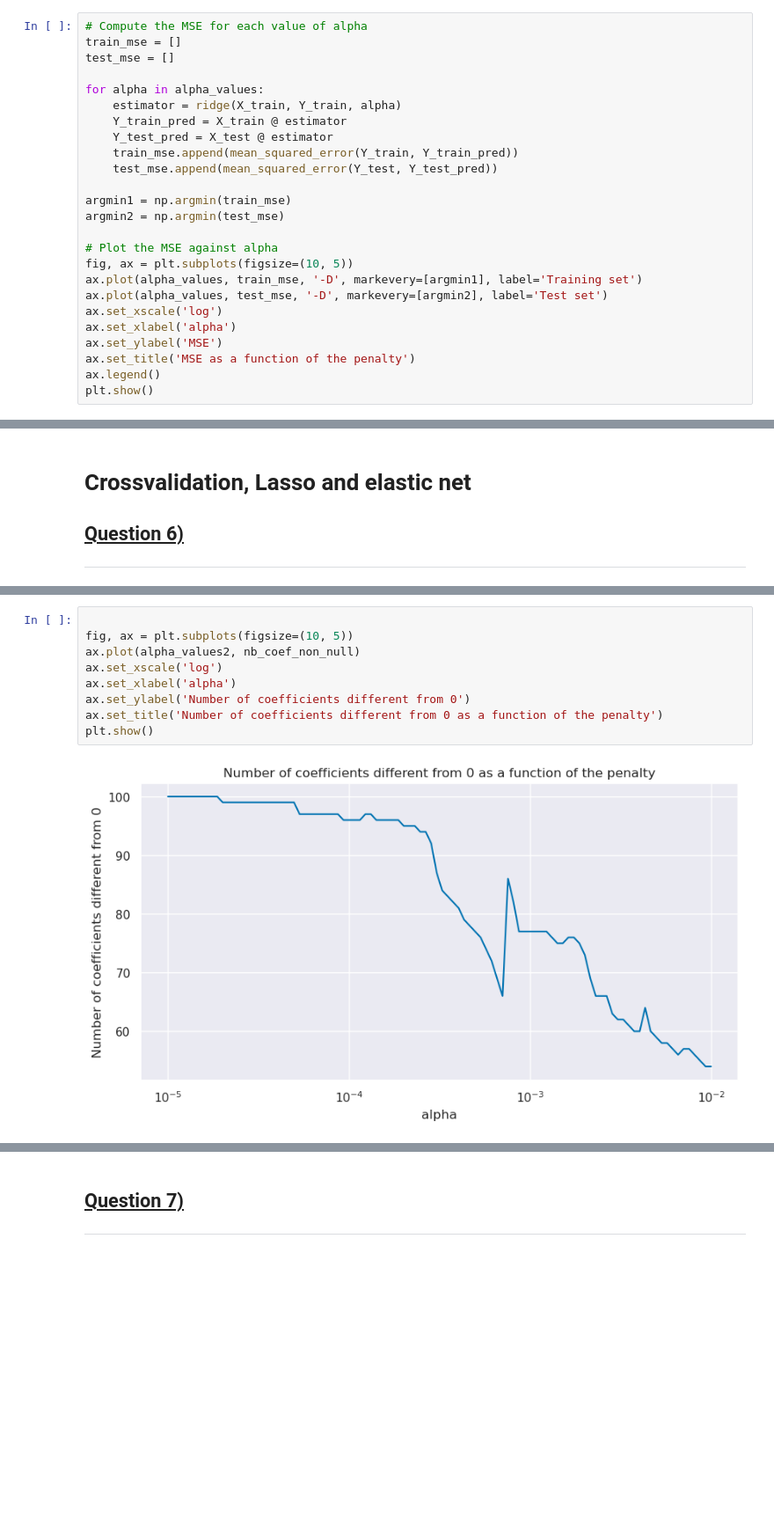
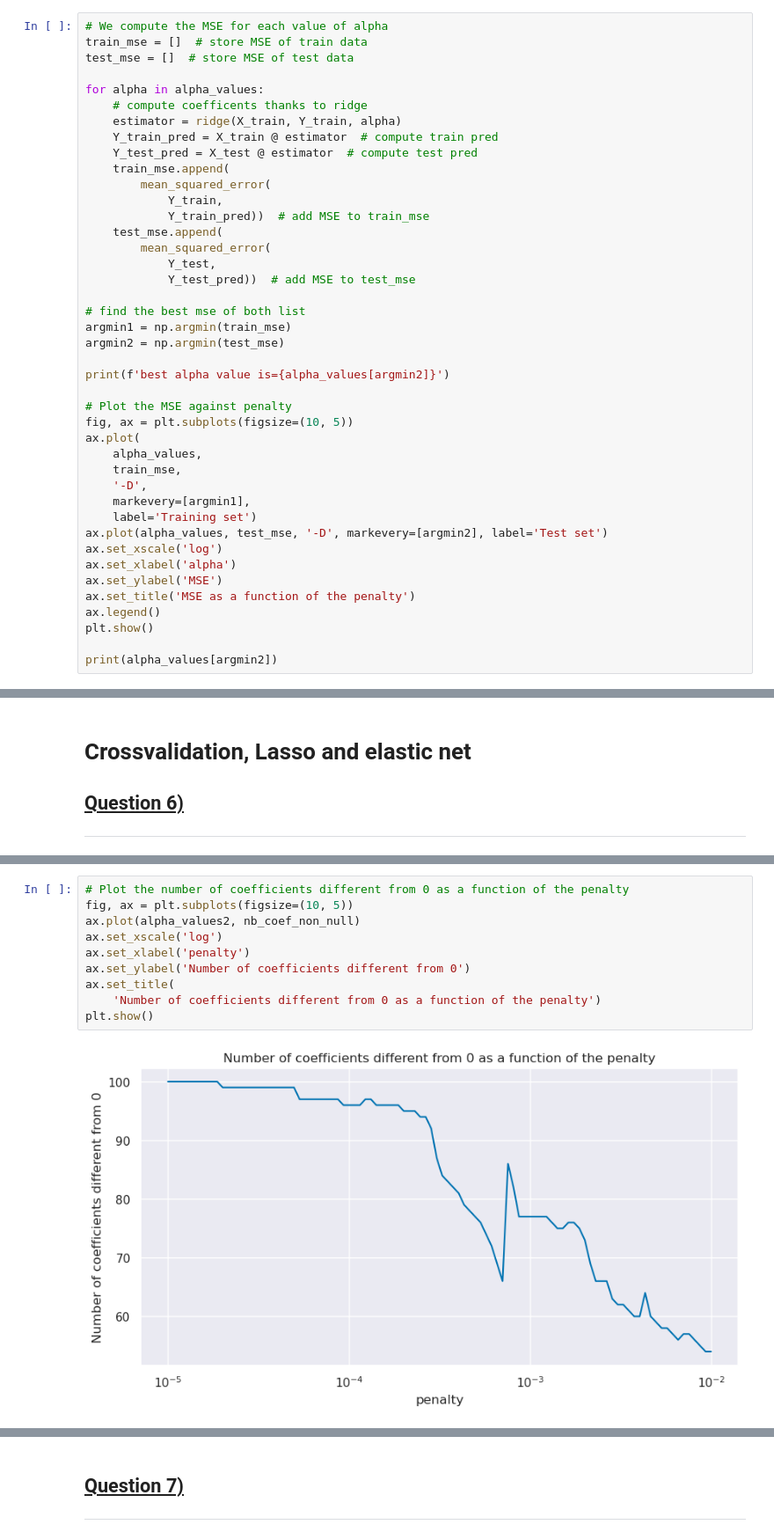
Before and after one commit to Dardare-Clement/SD-TSIA204, a Jupyter notebook: TP2/SD-TSIA204_lab2_dardare_clement.ipynb, the cells around one changed output, grey strips where cells are left out. Shown: that part at 88% size. Saved outputs shown, nothing was run; the diff lists cells and outputs as text; blank space fills up the shorter version.

```diff
--- a/TP2/SD-TSIA204_lab2_dardare_clement.ipynb
+++ b/TP2/SD-TSIA204_lab2_dardare_clement.ipynb
@@ -272,23 +279,38 @@ plt.show()
 # %% [output]
 [figure]
 # %%
-# Compute the MSE for each value of alpha
-train_mse = []
-test_mse = []
+# We compute the MSE for each value of alpha
+train_mse = []  # store MSE of train data
+test_mse = []  # store MSE of test data
 
 for alpha in alpha_values:
+    # compute coefficents thanks to ridge
     estimator = ridge(X_train, Y_train, alpha)
-    Y_train_pred = X_train @ estimator
-    Y_test_pred = X_test @ estimator
-    train_mse.append(mean_squared_error(Y_train, Y_train_pred))
-    test_mse.append(mean_squared_error(Y_test, Y_test_pred))
+    Y_train_pred = X_train @ estimator  # compute train pred
+    Y_test_pred = X_test @ estimator  # compute test pred
+    train_mse.append(
+        mean_squared_error(
+            Y_train,
+            Y_train_pred))  # add MSE to train_mse
+    test_mse.append(
+        mean_squared_error(
+            Y_test,
+            Y_test_pred))  # add MSE to test_mse
 
+# find the best mse of both list
 argmin1 = np.argmin(train_mse)
 argmin2 = np.argmin(test_mse)
 
-# Plot the MSE against alpha
+print(f'best alpha value is={alpha_values[argmin2]}')
+
+# Plot the MSE against penalty
 fig, ax = plt.subplots(figsize=(10, 5))
-ax.plot(alpha_values, train_mse, '-D', markevery=[argmin1], label='Training set')
+ax.plot(
+    alpha_values,
+    train_mse,
+    '-D',
+    markevery=[argmin1],
+    label='Training set')
 ax.plot(alpha_values, test_mse, '-D', markevery=[argmin2], label='Test set')
 ax.set_xscale('log')
 ax.set_xlabel('alpha')
@@ -296,4 +318,6 @@ ax.set_ylabel('MSE')
 ax.set_title('MSE as a function of the penalty')
 ax.legend()
 plt.show()
+
+print(alpha_values[argmin2])
 # %% [output]
@@ -333,14 +369,15 @@ for pen in alpha_values2:
             nb_coef += 1
     nb_coef_non_null.append(nb_coef)
 # %%
-
+# Plot the number of coefficients different from 0 as a function of the penalty
 fig, ax = plt.subplots(figsize=(10, 5))
 ax.plot(alpha_values2, nb_coef_non_null)
 ax.set_xscale('log')
-ax.set_xlabel('alpha')
+ax.set_xlabel('penalty')
 ax.set_ylabel('Number of coefficients different from 0')
-ax.set_title('Number of coefficients different from 0 as a function of the penalty')
+ax.set_title(
+    'Number of coefficients different from 0 as a function of the penalty')
 plt.show()
 # %% [output]
-[figure, old version]
+[figure, new version]
 # %%
```
Also changed, not shown: parts of 29 cells of this notebook.
